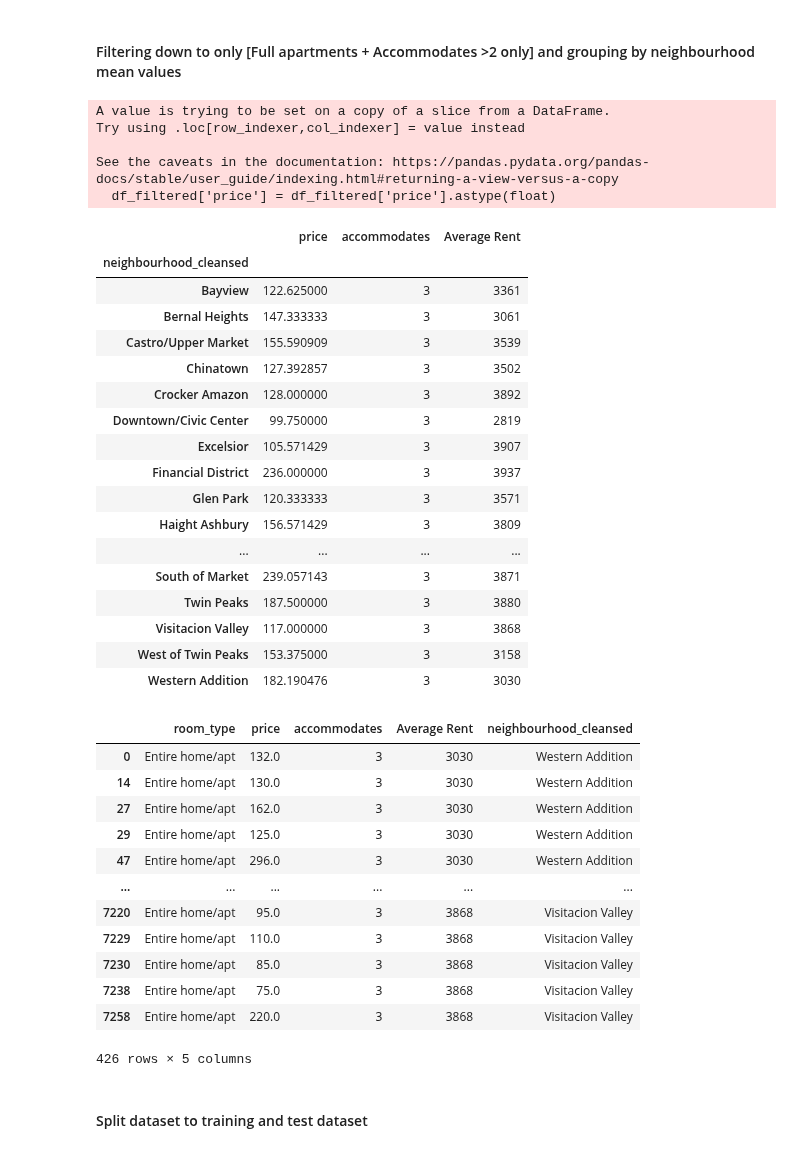
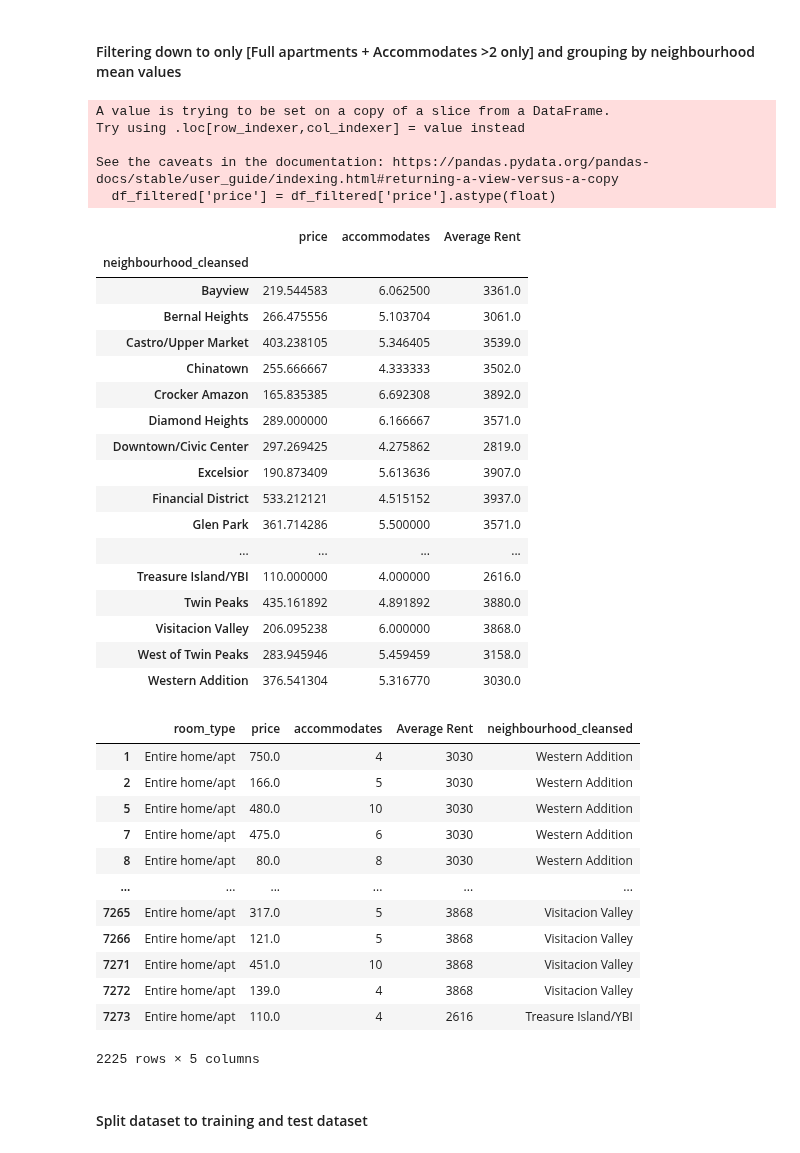
Before and after one commit to LingxingG/Data-Mining-Project, a Jupyter notebook: analysis/rental_price/rental_regression.ipynb, the cells around one changed output. Cells and saved outputs as stored; diff of their text form; code cells hidden in the pictures.

```diff
--- a/analysis/rental_price/rental_regression.ipynb
+++ b/analysis/rental_price/rental_regression.ipynb
@@ -49,51 +49,51 @@ df.head()
 # %%
 df['price'] = df['price'].str.replace('$', '')
 df['price'] = df['price'].str.replace(',', '')
-df_filtered = df[(df["room_type"] == "Entire home/apt") & (df["accommodates"] == 3)]
+df_filtered = df[(df["room_type"] == "Entire home/apt") & (df["accommodates"] > 3)]
 df_filtered['price'] = df_filtered['price'].astype(float)
 df_filtered = df_filtered[['room_type', 'price', "accommodates", "Average Rent", "neighbourhood_cleansed"]]
 df_filtered.groupby("neighbourhood_cleansed").mean()
 # df_filtered.info()
 # %% [output]
 A value is trying to be set on a copy of a slice from a DataFrame.
 Try using .loc[row_indexer,col_indexer] = value instead
 
 See the caveats in the documentation: https://pandas.pydata.org/pandas-docs/stable/user_guide/indexing.html#returning-a-view-versus-a-copy
   df_filtered['price'] = df_filtered['price'].astype(float)
 |  | price | accommodates | Average Rent |
 | neighbourhood_cleansed |  |  |  |
-| Bayview | 122.625000 | 3 | 3361 |
-| Bernal Heights | 147.333333 | 3 | 3061 |
-| Castro/Upper Market | 155.590909 | 3 | 3539 |
-| Chinatown | 127.392857 | 3 | 3502 |
-| Crocker Amazon | 128.000000 | 3 | 3892 |
-| Downtown/Civic Center | 99.750000 | 3 | 2819 |
-| Excelsior | 105.571429 | 3 | 3907 |
-| Financial District | 236.000000 | 3 | 3937 |
-| Glen Park | 120.333333 | 3 | 3571 |
-| Haight Ashbury | 156.571429 | 3 | 3809 |
+| Bayview | 219.544583 | 6.062500 | 3361.0 |
+| Bernal Heights | 266.475556 | 5.103704 | 3061.0 |
+| Castro/Upper Market | 403.238105 | 5.346405 | 3539.0 |
+| Chinatown | 255.666667 | 4.333333 | 3502.0 |
+| Crocker Amazon | 165.835385 | 6.692308 | 3892.0 |
+| Diamond Heights | 289.000000 | 6.166667 | 3571.0 |
+| Downtown/Civic Center | 297.269425 | 4.275862 | 2819.0 |
+| Excelsior | 190.873409 | 5.613636 | 3907.0 |
+| Financial District | 533.212121 | 4.515152 | 3937.0 |
+| Glen Park | 361.714286 | 5.500000 | 3571.0 |
 | ... | ... | ... | ... |
-| South of Market | 239.057143 | 3 | 3871 |
-| Twin Peaks | 187.500000 | 3 | 3880 |
-| Visitacion Valley | 117.000000 | 3 | 3868 |
-| West of Twin Peaks | 153.375000 | 3 | 3158 |
-| Western Addition | 182.190476 | 3 | 3030 |
+| Treasure Island/YBI | 110.000000 | 4.000000 | 2616.0 |
+| Twin Peaks | 435.161892 | 4.891892 | 3880.0 |
+| Visitacion Valley | 206.095238 | 6.000000 | 3868.0 |
+| West of Twin Peaks | 283.945946 | 5.459459 | 3158.0 |
+| Western Addition | 376.541304 | 5.316770 | 3030.0 |
 # %%
 df_filtered
 # %% [output]
 |  | room_type | price | accommodates | Average Rent | neighbourhood_cleansed |
-| 0 | Entire home/apt | 132.0 | 3 | 3030 | Western Addition |
-| 14 | Entire home/apt | 130.0 | 3 | 3030 | Western Addition |
-| 27 | Entire home/apt | 162.0 | 3 | 3030 | Western Addition |
-| 29 | Entire home/apt | 125.0 | 3 | 3030 | Western Addition |
-| 47 | Entire home/apt | 296.0 | 3 | 3030 | Western Addition |
+| 1 | Entire home/apt | 750.0 | 4 | 3030 | Western Addition |
+| 2 | Entire home/apt | 166.0 | 5 | 3030 | Western Addition |
+| 5 | Entire home/apt | 480.0 | 10 | 3030 | Western Addition |
+| 7 | Entire home/apt | 475.0 | 6 | 3030 | Western Addition |
+| 8 | Entire home/apt | 80.0 | 8 | 3030 | Western Addition |
 | ... | ... | ... | ... | ... | ... |
-| 7220 | Entire home/apt | 95.0 | 3 | 3868 | Visitacion Valley |
-| 7229 | Entire home/apt | 110.0 | 3 | 3868 | Visitacion Valley |
-| 7230 | Entire home/apt | 85.0 | 3 | 3868 | Visitacion Valley |
-| 7238 | Entire home/apt | 75.0 | 3 | 3868 | Visitacion Valley |
-| 7258 | Entire home/apt | 220.0 | 3 | 3868 | Visitacion Valley |
+| 7265 | Entire home/apt | 317.0 | 5 | 3868 | Visitacion Valley |
+| 7266 | Entire home/apt | 121.0 | 5 | 3868 | Visitacion Valley |
+| 7271 | Entire home/apt | 451.0 | 10 | 3868 | Visitacion Valley |
+| 7272 | Entire home/apt | 139.0 | 4 | 3868 | Visitacion Valley |
+| 7273 | Entire home/apt | 110.0 | 4 | 2616 | Treasure Island/YBI |
-426 rows × 5 columns
+2225 rows × 5 columns
 # %% [markdown]
 #### Split dataset to training and test dataset
 # %%
```
Also changed, not shown: parts of 13 cells of this notebook, 1 other file.
